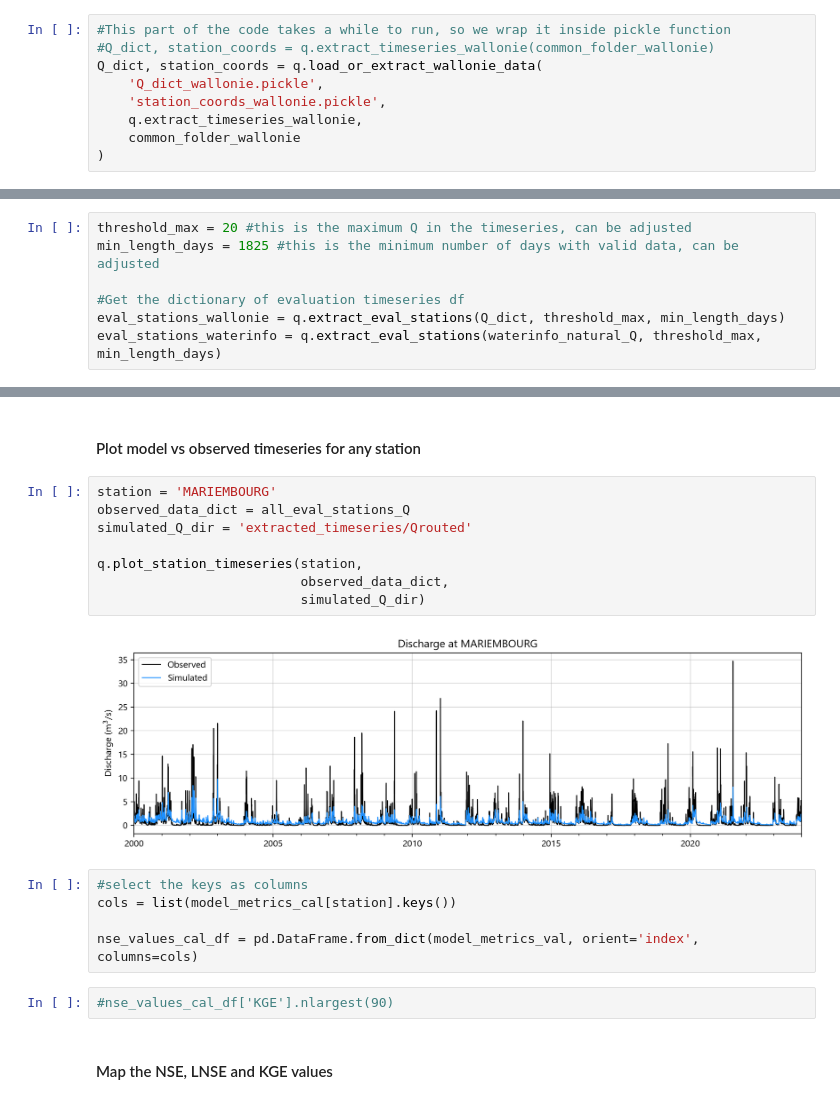
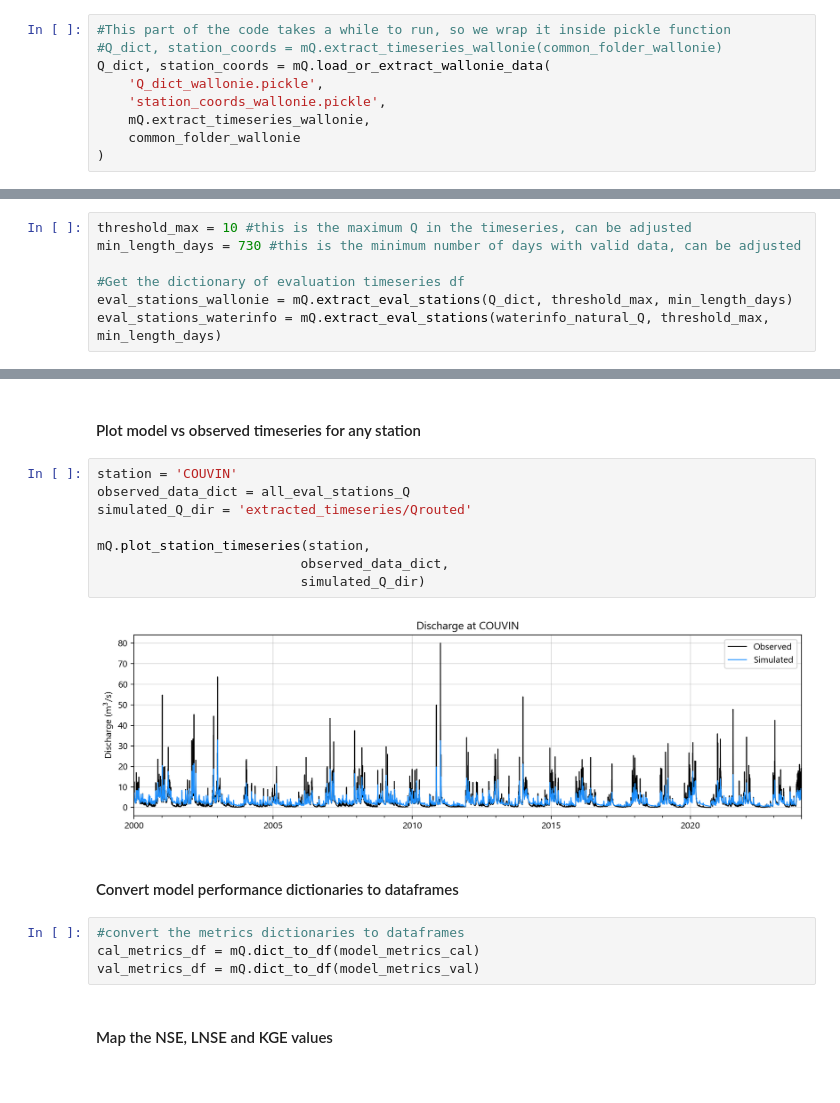
Before and after one commit to klekarkar/mHM_IO_dataprocessing, a Jupyter notebook: flow_evaluation.ipynb, the cells around one changed output, grey strips where cells are left out. Saved outputs shown, nothing was run; the diff lists cells and outputs as text.

```diff
--- a/flow_evaluation.ipynb
+++ b/flow_evaluation.ipynb
@@ -40,11 +45,11 @@ common_folder_waterinfo = 'D:/VUB/_data/waterinfo/unzipped'
 From the list of downloaded and unzipped files, process the files to obtain station names and coordinates and properly formatted timeseries
 # %%
 #This part of the code takes a while to run, so we wrap it inside pickle function
-#Q_dict, station_coords = q.extract_timeseries_wallonie(common_folder_wallonie)
-Q_dict, station_coords = q.load_or_extract_wallonie_data(
+#Q_dict, station_coords = mQ.extract_timeseries_wallonie(common_folder_wallonie)
+Q_dict, station_coords = mQ.load_or_extract_wallonie_data(
     'Q_dict_wallonie.pickle',
     'station_coords_wallonie.pickle',
-    q.extract_timeseries_wallonie,
+    mQ.extract_timeseries_wallonie,
     common_folder_wallonie
 )
 # %% [output]
@@ -133,12 +138,12 @@ def extract_eval_stations(Q_dict, threshold_max, min_length_days):
 
     return eval_stations
 # %%
-threshold_max = 20 #this is the maximum Q in the timeseries, can be adjusted
-min_length_days = 1825 #this is the minimum number of days with valid data, can be adjusted
+threshold_max = 10 #this is the maximum Q in the timeseries, can be adjusted
+min_length_days = 730 #this is the minimum number of days with valid data, can be adjusted
 
 #Get the dictionary of evaluation timeseries df
-eval_stations_wallonie = q.extract_eval_stations(Q_dict, threshold_max, min_length_days)
-eval_stations_waterinfo = q.extract_eval_stations(waterinfo_natural_Q, threshold_max, min_length_days)
+eval_stations_wallonie = mQ.extract_eval_stations(Q_dict, threshold_max, min_length_days)
+eval_stations_waterinfo = mQ.extract_eval_stations(waterinfo_natural_Q, threshold_max, min_length_days)
 # %%
 len(list(eval_stations_waterinfo.keys()))
 # %% [output]
@@ -274,22 +265,21 @@ log_sim = np.log(simulated + epsilon)
 # %% [markdown]
 #### Plot model vs observed timeseries for any station
 # %%
-station = 'MARIEMBOURG'
+station = 'COUVIN'
 observed_data_dict = all_eval_stations_Q
 simulated_Q_dir = 'extracted_timeseries/Qrouted'
 
-q.plot_station_timeseries(station,
+mQ.plot_station_timeseries(station,
                           observed_data_dict,
                           simulated_Q_dir)
 # %% [output]
-[figure, old version]
+[figure, new version]
-# %%
-#select the keys as columns
-cols = list(model_metrics_cal[station].keys())
-
-nse_values_cal_df = pd.DataFrame.from_dict(model_metrics_val, orient='index', columns=cols)
-# %%
-#nse_values_cal_df['KGE'].nlargest(90)
+# %% [markdown]
+#### Convert model performance dictionaries to dataframes
+# %%
+#convert the metrics dictionaries to dataframes
+cal_metrics_df = mQ.dict_to_df(model_metrics_cal)
+val_metrics_df = mQ.dict_to_df(model_metrics_val)
 # %% [markdown]
 #### Map the NSE, LNSE and KGE values
 # %%
```
Also changed, not shown: parts of 10 cells of this notebook, 2 other files.
